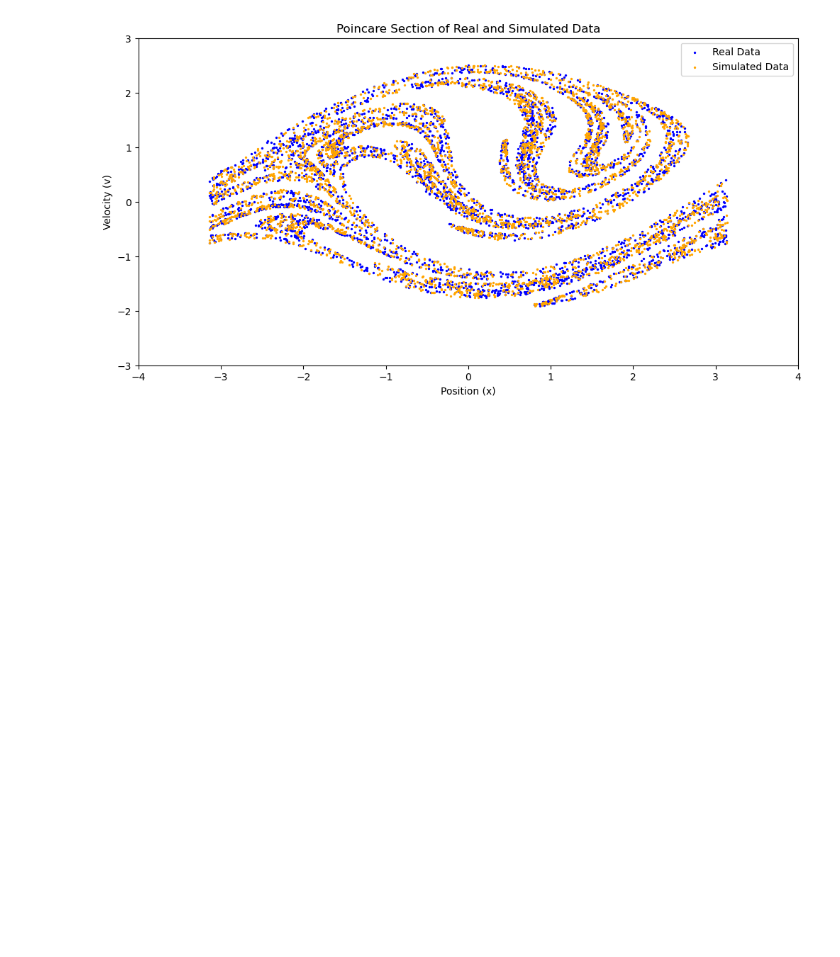
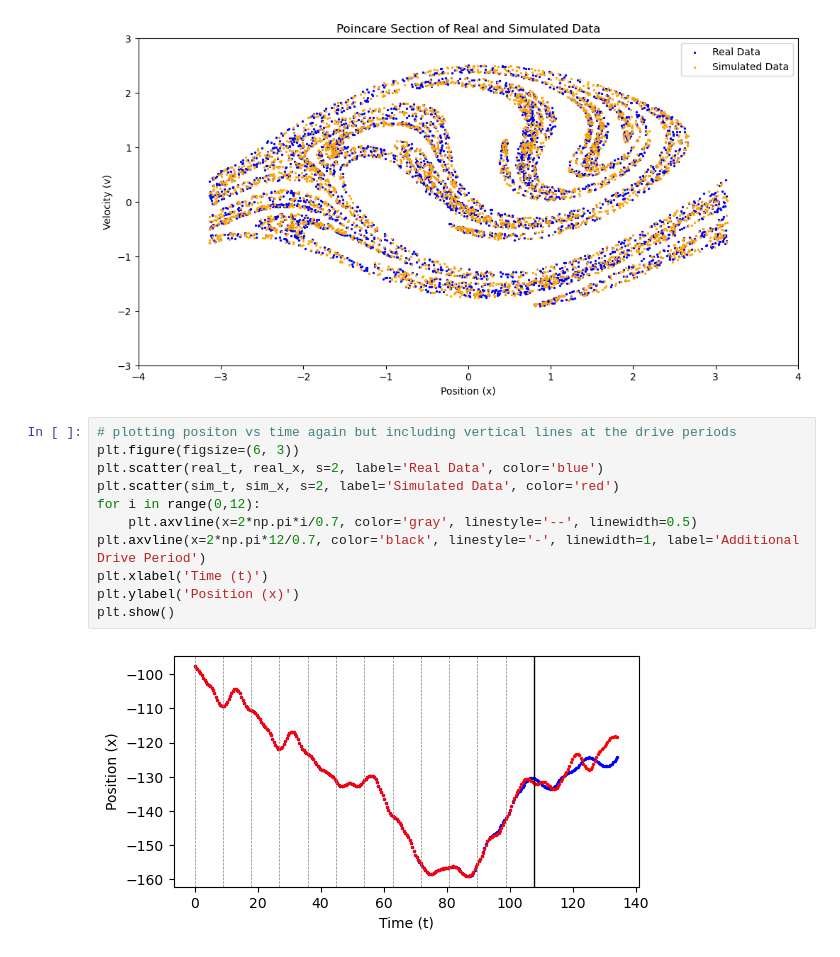
Before and after one commit to cam-1007/PHYS417, a Jupyter notebook: HW8code.ipynb, the cells around one changed output. Cells and saved outputs as stored; diff of their text form; blank space fills up the shorter version.

```diff
--- a/HW8code.ipynb
+++ b/HW8code.ipynb
@@ -186,3 +186,16 @@ plt.show()
 [figure]
 [figure]
 [figure]
+# %%
+# plotting positon vs time again but including vertical lines at the drive periods
+plt.figure(figsize=(6, 3))
+plt.scatter(real_t, real_x, s=2, label='Real Data', color='blue')
+plt.scatter(sim_t, sim_x, s=2, label='Simulated Data', color='red')
+for i in range(0,12):
+    plt.axvline(x=2*np.pi*i/0.7, color='gray', linestyle='--', linewidth=0.5)
+plt.axvline(x=2*np.pi*12/0.7, color='black', linestyle='-', linewidth=1, label='Additional Drive Period')
+plt.xlabel('Time (t)')
+plt.ylabel('Position (x)')
+plt.show()
+# %% [output]
+[figure, added]
```
